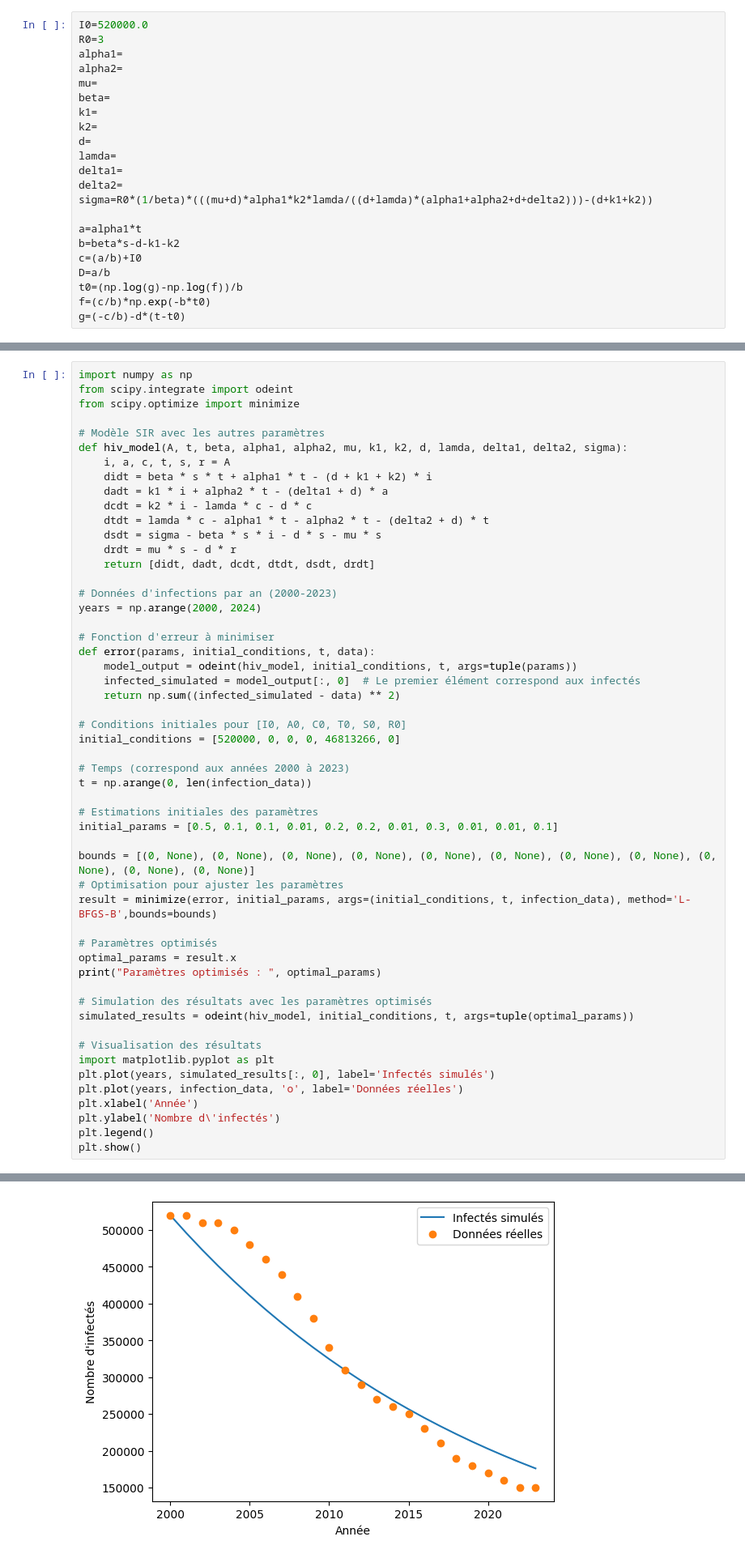
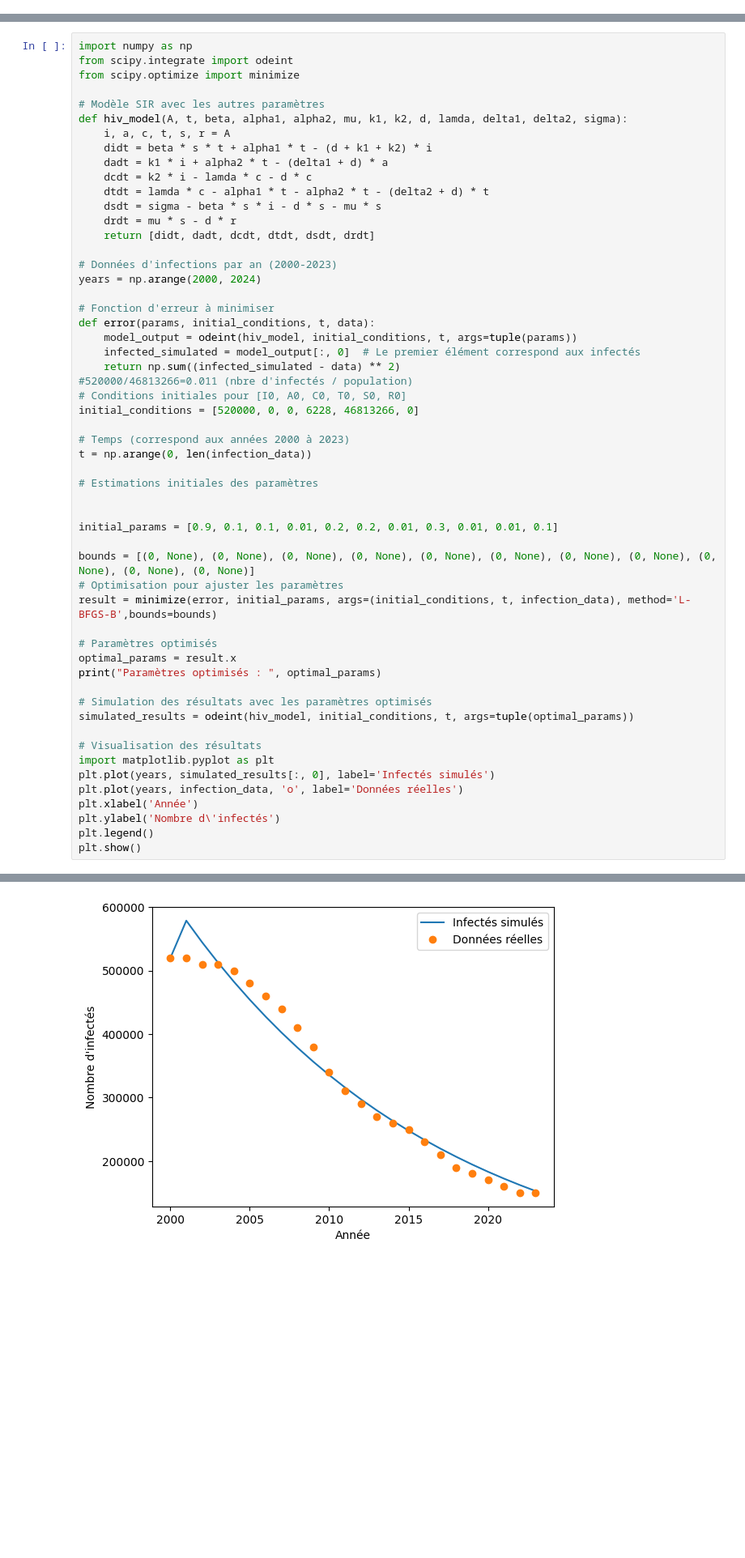
Before and after one commit to MoezGouiaa/Modelling-HIV-Aids-and-fitting-with-data-in-South-africa, a Jupyter notebook: data pre.ipynb, the cells around one changed output, grey strips where cells are left out. Shown at 81% size. Drawn from its saved outputs; the diff is of its cells as text; blank space fills up the shorter version.

```diff
--- a/data pre.ipynb
+++ b/data pre.ipynb
@@ -182,25 +120,3 @@ def hiv(t,A):
-# %%
-I0=520000.0
-R0=3
-alpha1=
-alpha2=
-mu=
-beta=
-k1=
-k2=
-d=
-lamda=
-delta1=
-delta2=
-sigma=R0*(1/beta)*(((mu+d)*alpha1*k2*lamda/((d+lamda)*(alpha1+alpha2+d+delta2)))-(d+k1+k2))
-
-a=alpha1*t
-b=beta*s-d-k1-k2
-c=(a/b)+I0
-D=a/b
-t0=(np.log(g)-np.log(f))/b
-f=(c/b)*np.exp(-b*t0)
-g=(-c/b)-d*(t-t0)
 # %%
 
 infection_data=np.array(new_data['FactValueNumeric'])
@@ -230,15 +145,17 @@ def error(params, initial_conditions, t, data):
     model_output = odeint(hiv_model, initial_conditions, t, args=tuple(params))
     infected_simulated = model_output[:, 0]  # Le premier élément correspond aux infectés
     return np.sum((infected_simulated - data) ** 2)
-
+#520000/46813266=0.011 (nbre d'infectés / population)
 # Conditions initiales pour [I0, A0, C0, T0, S0, R0]
-initial_conditions = [520000, 0, 0, 0, 46813266, 0]
+initial_conditions = [520000, 0, 0, 6228, 46813266, 0]
 
 # Temps (correspond aux années 2000 à 2023)
 t = np.arange(0, len(infection_data))
 
 # Estimations initiales des paramètres
-initial_params = [0.5, 0.1, 0.1, 0.01, 0.2, 0.2, 0.01, 0.3, 0.01, 0.01, 0.1]
+
+
+initial_params = [0.9, 0.1, 0.1, 0.01, 0.2, 0.2, 0.01, 0.3, 0.01, 0.01, 0.1]
 
 bounds = [(0, None), (0, None), (0, None), (0, None), (0, None), (0, None), (0, None), (0, None), (0, None), (0, None), (0, None)]
 # Optimisation pour ajuster les paramètres
@@ -265,3 +183,3 @@ Paramètres optimisés :  [0.49999095 1.79627525 0.05245849 0.21655199 0.0414297
-[figure, old version]
+[figure, new version]
 # %%
 beta, alpha1, alpha2, mu, k1, k2, d, lamda, delta1, delta2, sigma= optimal_params
```
Also changed, not shown: parts of 20 cells of this notebook.
